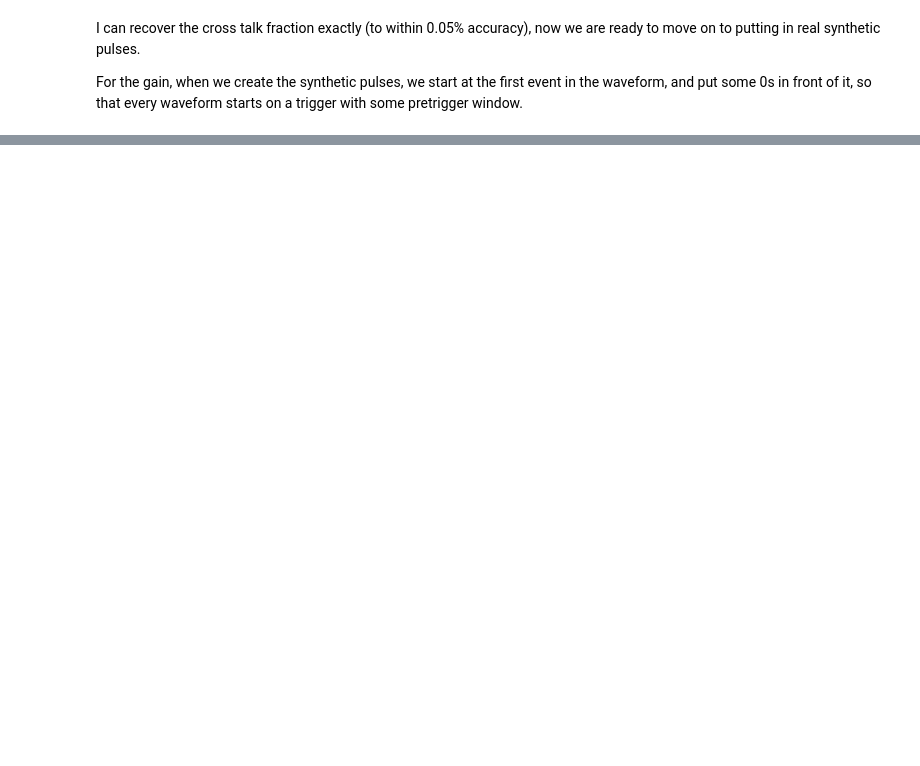
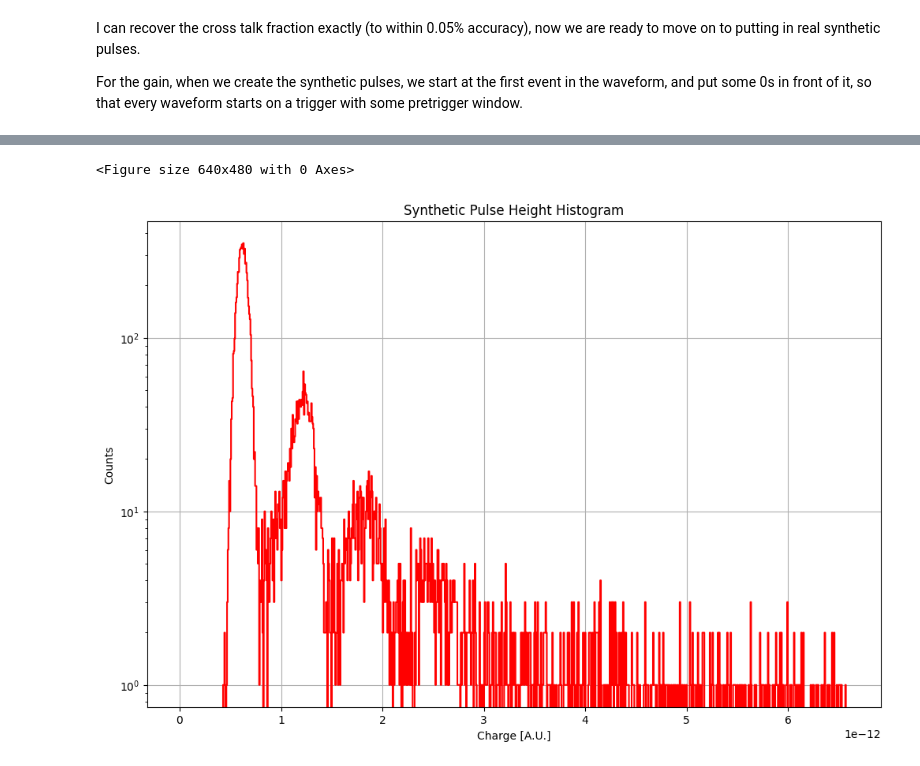
Before and after one commit to SamuelBorden/sipm_studio, a Jupyter notebook: src/sipm_studio/simulations/sipm_simulation.ipynb, the cells around one changed output, grey strips where cells are left out. Drawn from its saved outputs; the diff is of its cells as text; code cells hidden in the pictures; blank space fills up the shorter version.

```diff
--- a/src/sipm_studio/simulations/sipm_simulation.ipynb
+++ b/src/sipm_studio/simulations/sipm_simulation.ipynb
@@ -1042,0 +1094,31 @@ plt.show()
+# %%
+import h5py
+f_out = h5py.File("/Users/SamBorden 1/Desktop/Jason work/sipm_studio/tests/gain/configs/gain_wfs.h5", 'r')
+scaled_wfs  = f_out["/raw/waveforms"][:]
+
+f_out.close()
+# %%
+from sipm_studio.dsp.adc_to_current import current_converter
+current_synth_wf = current_converter(scaled_wfs, 2, 14, "sipm")
+# %%
+from sipm_studio.dsp.current_to_charge import integrate_current
+
+qs = integrate_current(current_synth_wf, 45, 250, 2e-9)
+# %%
+import matplotlib.pyplot as plt
+import numpy as np
+
+n, bins, _ = plt.hist(qs, bins = 1000, range=[0, 10*np.median(qs)])
+plt.clf()
+
+plt.figure(figsize=(12,8))
+plt.step(bins[1:], n, label = 'Recovered', c='r')
+plt.title("Synthetic Pulse Height Histogram")
+plt.xlabel("Charge [A.U.]")
+plt.ylabel("Counts")
+plt.yscale("log")
+plt.grid(True)
+plt.show()
+# %% [output]
+<Figure size 640x480 with 0 Axes>
+[figure, added]
```
Also changed, not shown: parts of 76 cells of this notebook, 6 other files.
